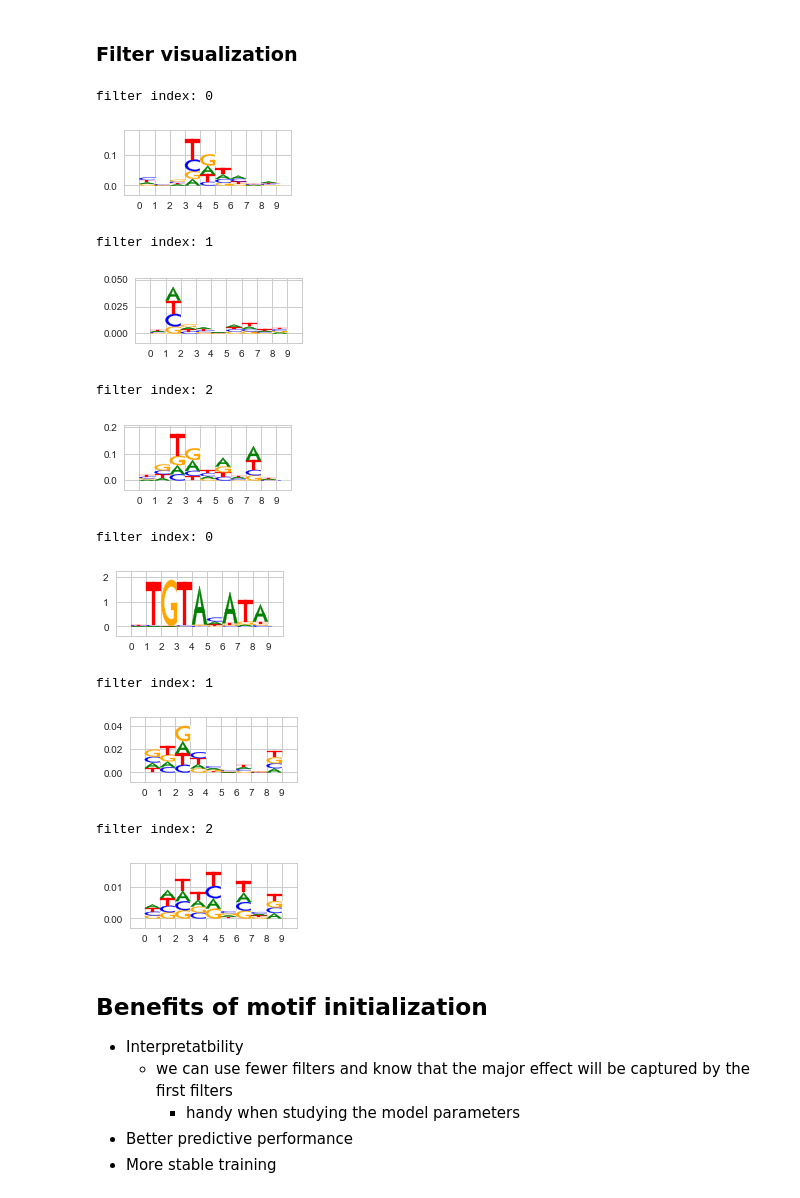
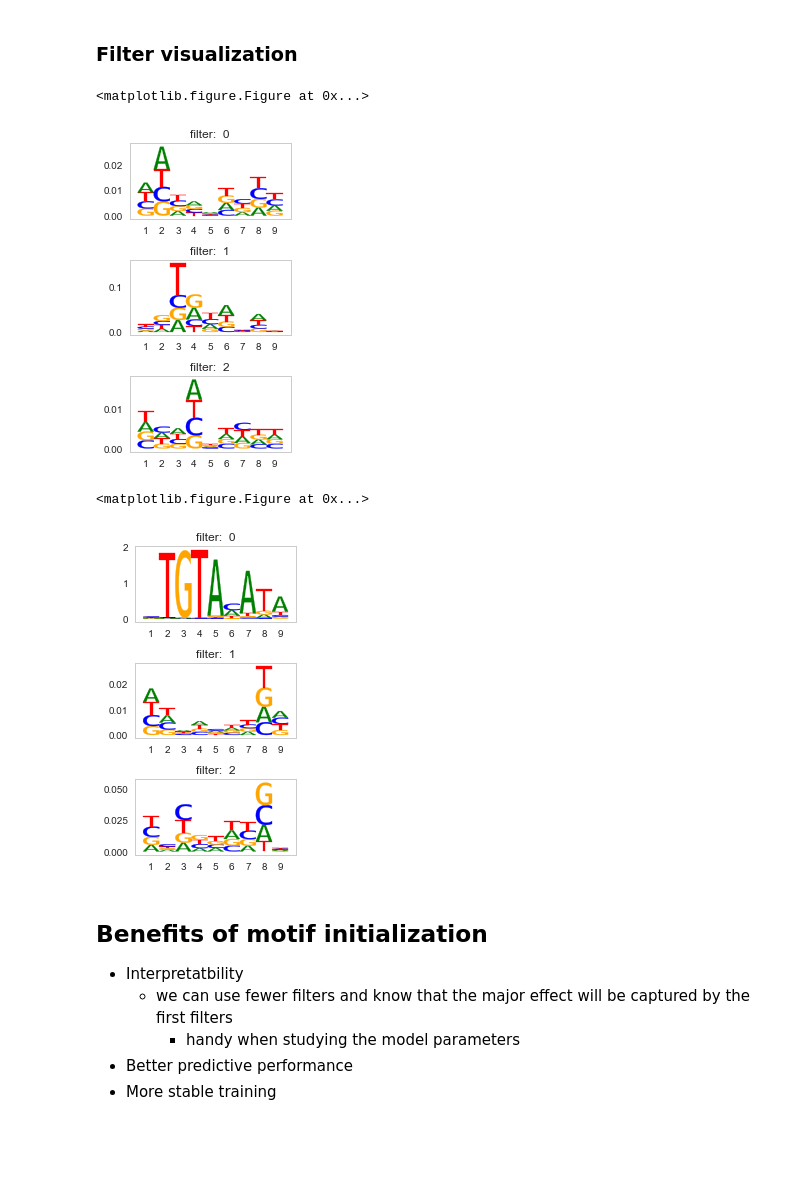
Before and after one commit to gagneurlab/concise, a Jupyter notebook: nbs/PWM_initialization.ipynb, the cells around one changed output. Saved outputs shown, nothing was run; the diff lists cells and outputs as text; code cells hidden in the pictures; blank space fills up the shorter version.

```diff
--- a/nbs/PWM_initialization.ipynb
+++ b/nbs/PWM_initialization.ipynb
@@ -191,6 +198,6 @@ filter index: 2
 # %%
 # train the models
 m_rand_init.fit(train[0], train[1], epochs=50, validation_data=valid,
-                verbose=2,
+                verbose=0,
                 callbacks=[EarlyStopping(patience=5)])
 # %% [output]
@@ -251,23 +222,15 @@ Known PWM initialization auPR: 0.724295058122
 # %% [markdown]
 ### Filter visualization
 # %%
-m_rand_init.get_layer("conv1").plot_weights(plot_type="motif_pwm_info", figsize=(3, 1.2))
+m_rand_init.get_layer("conv1").plot_weights(plot_type="motif_pwm_info", figsize=(3, 5));
 # %% [output]
-filter index: 0
+<matplotlib.figure.Figure at 0x...>
-[figure, old version]
+[figure, new version]
-filter index: 1
-[figure, removed]
-filter index: 2
-[figure, removed]
 # %%
-m_pwm_init.get_layer("conv1").plot_weights(plot_type="motif_pwm_info", figsize=(3, 1.2))
+m_pwm_init.get_layer("conv1").plot_weights(plot_type="motif_pwm_info", figsize=(3, 5));
 # %% [output]
-filter index: 0
+<matplotlib.figure.Figure at 0x...>
-[figure, old version]
+[figure, new version]
-filter index: 1
-[figure, removed]
-filter index: 2
-[figure, removed]
 # %% [markdown]
 ## Benefits of motif initialization
 
```
Also changed, not shown: parts of 10 cells of this notebook, 3 other files.
